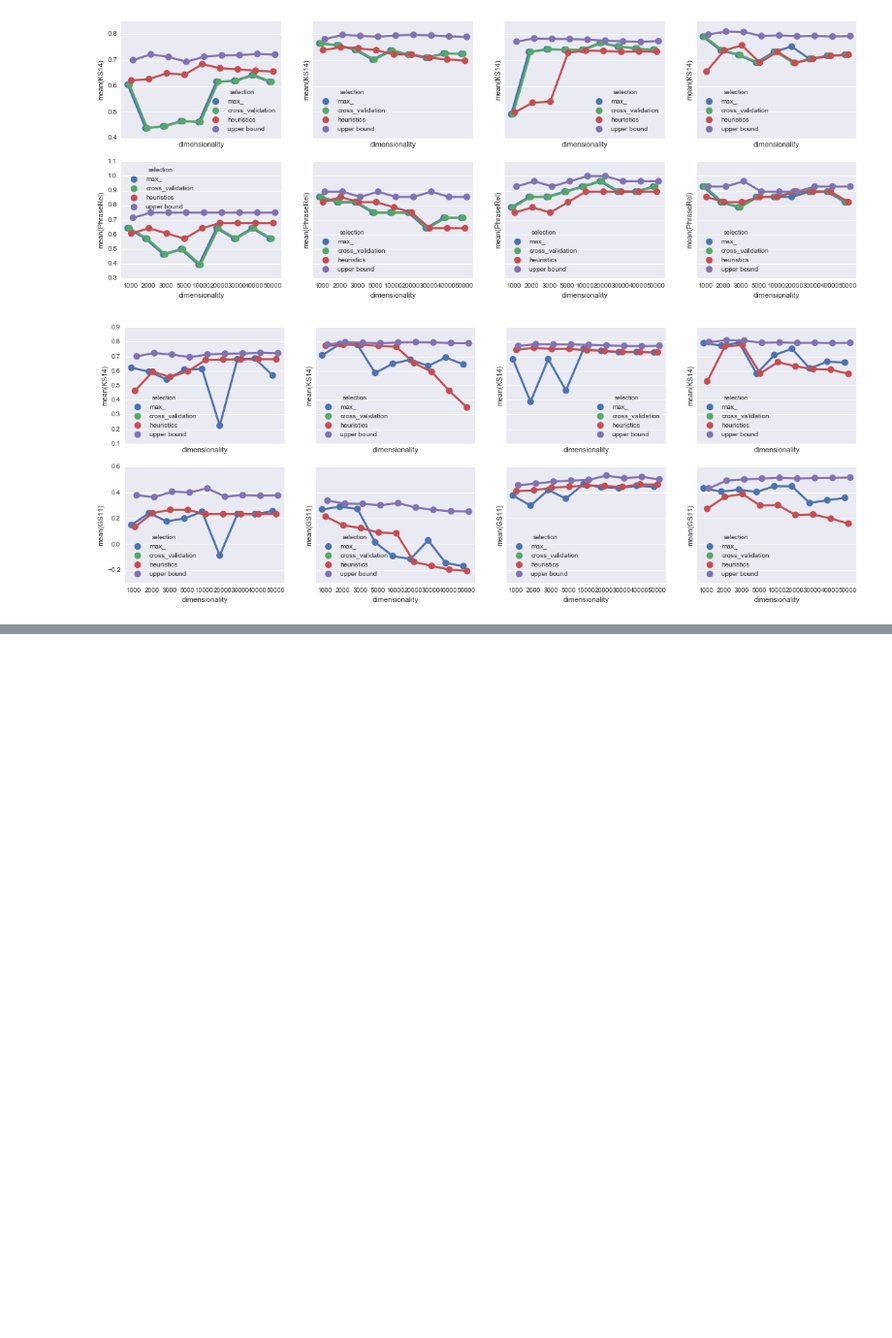
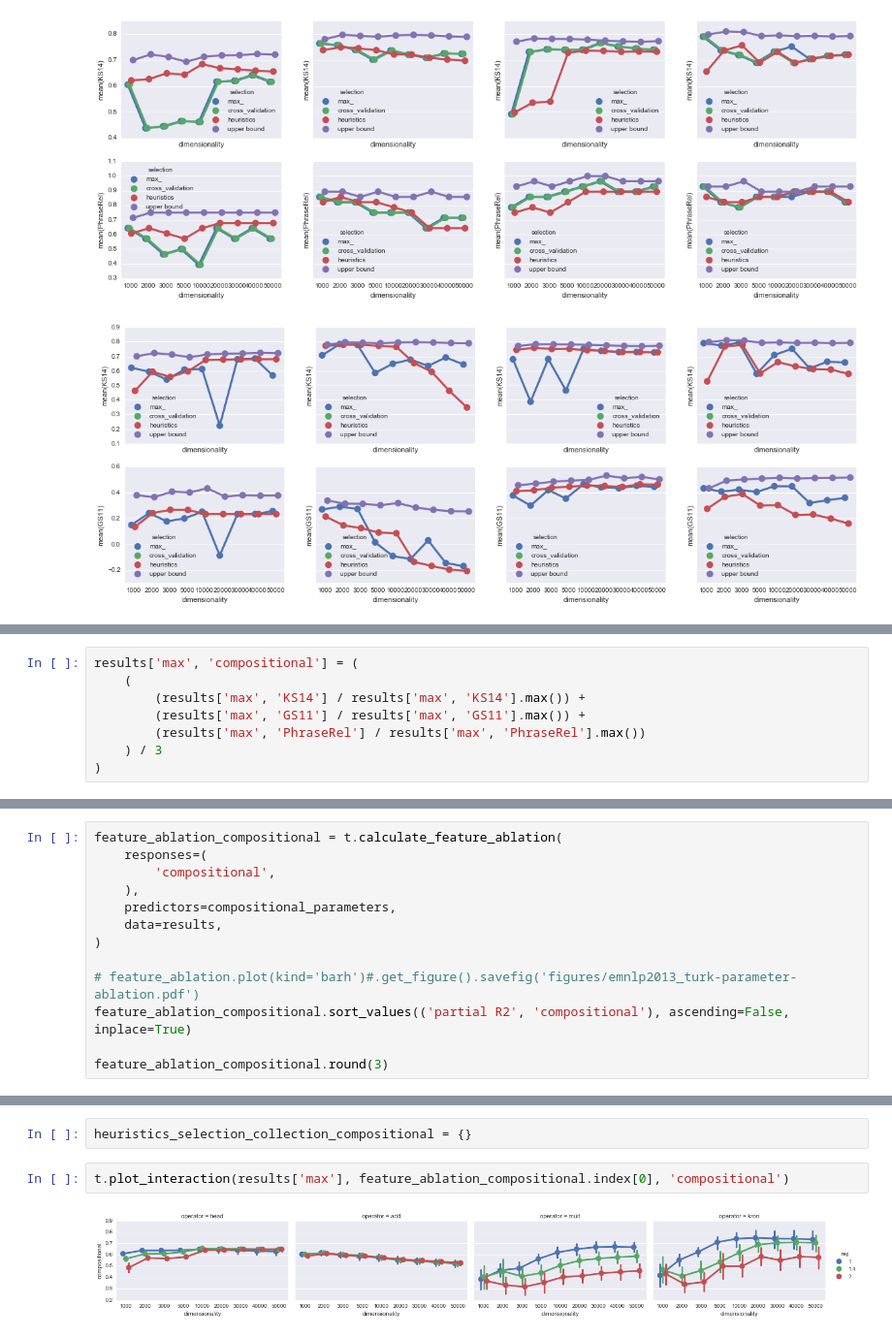
Before and after one commit to dimazest/thesis, a Jupyter notebook: supplement/parameter-selection.ipynb, the cells around one changed output, grey strips where cells are left out. Shown at 97% size. Cells and saved outputs as stored; diff of their text form; blank space fills up the shorter version.

Commit message:
Compositional parameter selection

```diff
--- a/supplement/parameter-selection.ipynb
+++ b/supplement/parameter-selection.ipynb
@@ -1628,0 +1559,8 @@ for n, operator in enumerate(('head', 'add', 'mult', 'kron')):
+# %%
+results['max', 'compositional'] = (
+    (
+        (results['max', 'KS14'] / results['max', 'KS14'].max()) +
+        (results['max', 'GS11'] / results['max', 'GS11'].max()) +
+        (results['max', 'PhraseRel'] / results['max', 'PhraseRel'].max())
+    ) / 3
+)
@@ -1628,0 +1617,13 @@ for n, operator in enumerate(('head', 'add', 'mult', 'kron')):
+# %%
+feature_ablation_compositional = t.calculate_feature_ablation(
+    responses=(
+        'compositional',
+    ),
+    predictors=compositional_parameters,
+    data=results,
+)
+
+# feature_ablation.plot(kind='barh')#.get_figure().savefig('figures/emnlp2013_turk-parameter-ablation.pdf')
+feature_ablation_compositional.sort_values(('partial R2', 'compositional'), ascending=False, inplace=True)
+
+feature_ablation_compositional.round(3)
@@ -1628,0 +1649,6 @@ for n, operator in enumerate(('head', 'add', 'mult', 'kron')):
+# %%
+heuristics_selection_collection_compositional = {}
+# %%
+t.plot_interaction(results['max'], feature_ablation_compositional.index[0], 'compositional')
+# %% [output]
+[figure, added]
```
Also changed, not shown: parts of 23 cells of this notebook, 10 other files.
